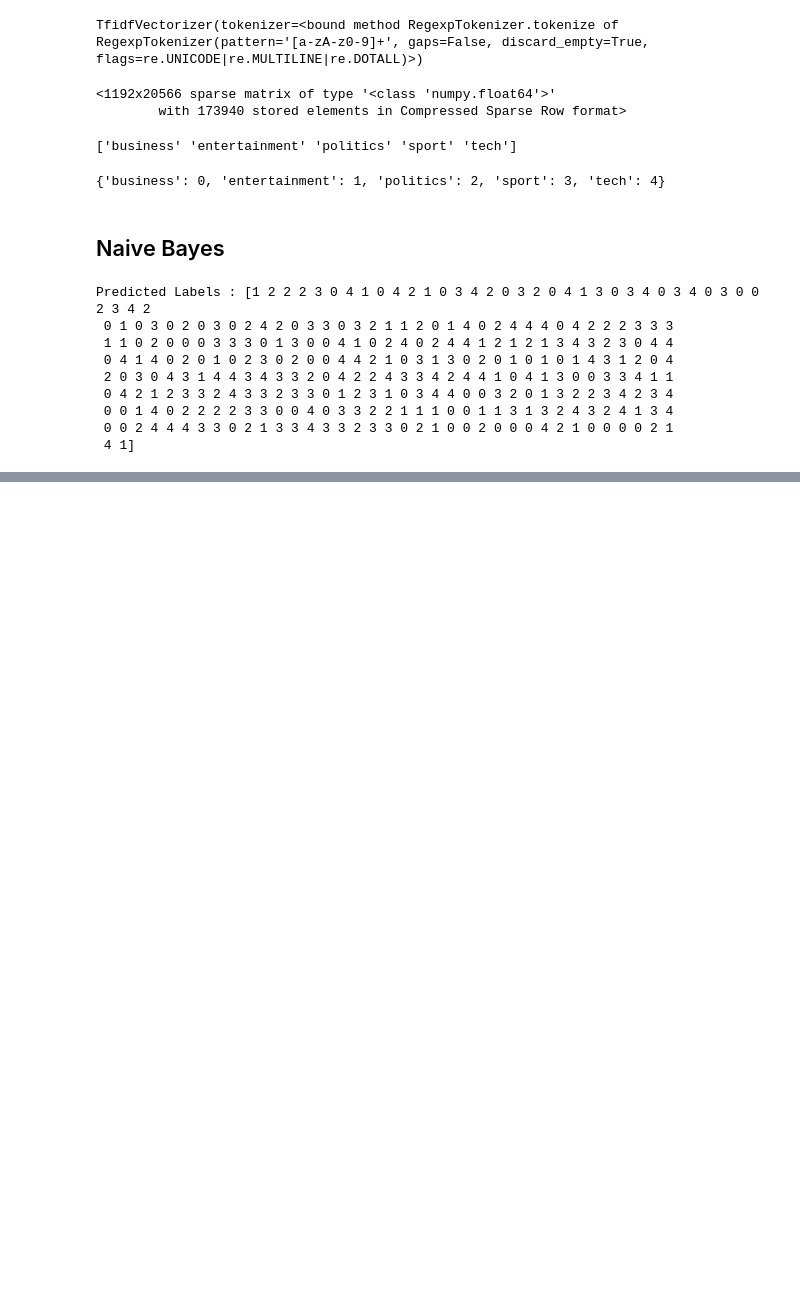
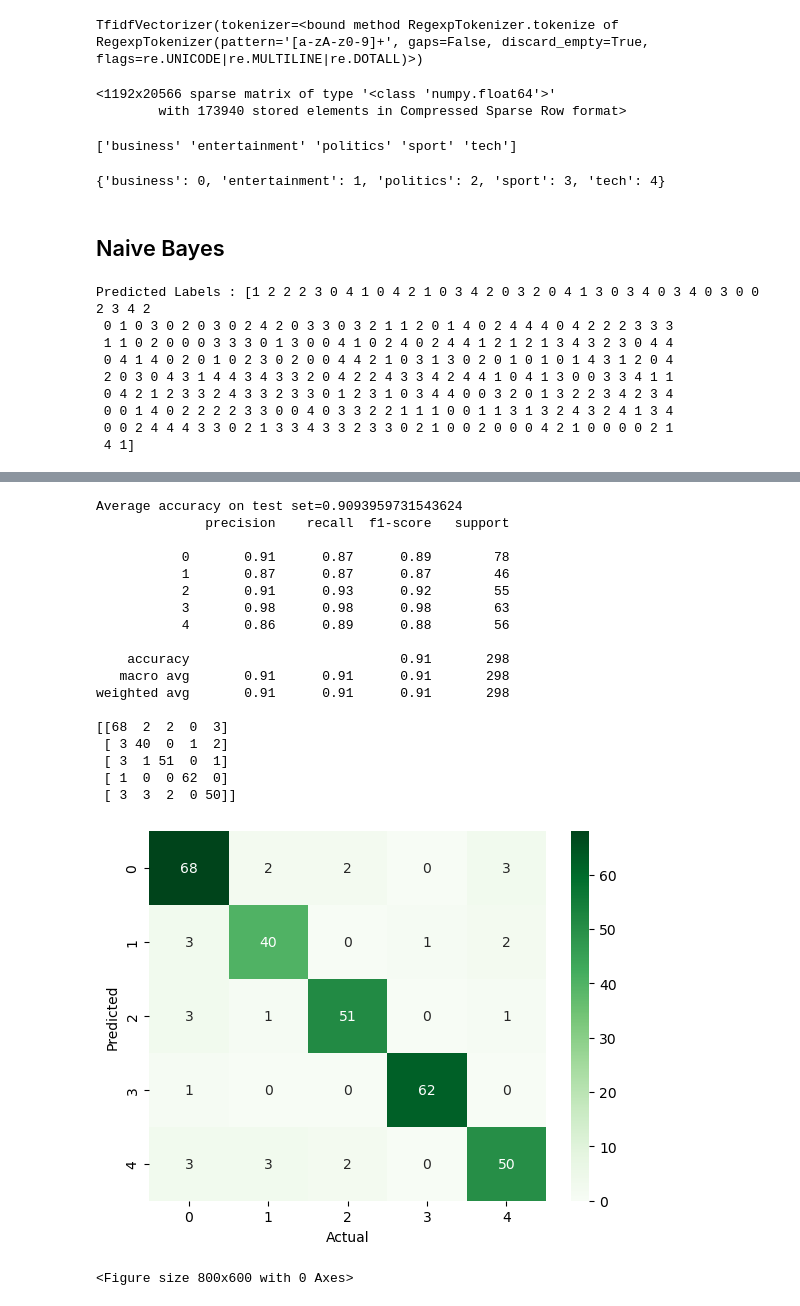
Before and after one commit to PardeepOhri1981/BBC_News_Articles_ML, a Jupyter notebook: DataSet/notebook.ipynb, the cells around one changed output, grey strips where cells are left out. Drawn from its saved outputs; the diff is of its cells as text; code cells hidden in the pictures; blank space fills up the shorter version.

```diff
--- a/DataSet/notebook.ipynb
+++ b/DataSet/notebook.ipynb
@@ -405,0 +516,10 @@ weighted avg       0.97      0.97      0.97       298
+# %%
+## Implement Gaussian Bayes
+from sklearn.naive_bayes import MultinomialNB, GaussianNB,BernoulliNB,CategoricalNB
+model_GNB = GaussianNB()
+X_train_dense = X_Train_Transformed.toarray()
+
+model_GNB.fit(X_train_dense,y_train_transformed)
+X_test_dense = Tfidf_Vectorizer.transform(x_test).toarray()
+Y_predicted_GNB = model_GNB.predict(X_test_dense)
+print("Predicted Labels :", Y_predicted_GNB)
@@ -405,0 +536,27 @@ weighted avg       0.97      0.97      0.97       298
+# %%
+print('Average accuracy on test set={}'.format(np.mean(Y_predicted_GNB == label_fit.transform(y_test))))
+print(classification_report(Y_predicted_GNB,y_test_transformed))
+cm = confusion_matrix(y_test_transformed,Y_predicted_GNB)
+print(cm)
+plot_matrix(y_test_transformed, Y_predicted_GNB)
+# %% [output]
+Average accuracy on test set=0.9093959731543624
+              precision    recall  f1-score   support
+
+           0       0.91      0.87      0.89        78
+           1       0.87      0.87      0.87        46
+           2       0.91      0.93      0.92        55
+           3       0.98      0.98      0.98        63
+           4       0.86      0.89      0.88        56
+
+    accuracy                           0.91       298
+   macro avg       0.91      0.91      0.91       298
+weighted avg       0.91      0.91      0.91       298
+
+[[68  2  2  0  3]
+ [ 3 40  0  1  2]
+ [ 3  1 51  0  1]
+ [ 1  0  0 62  0]
+ [ 3  3  2  0 50]]
+[figure, added]
+<Figure size 800x600 with 0 Axes>
```
Also changed, not shown: parts of 23 cells of this notebook, 1 other file.
